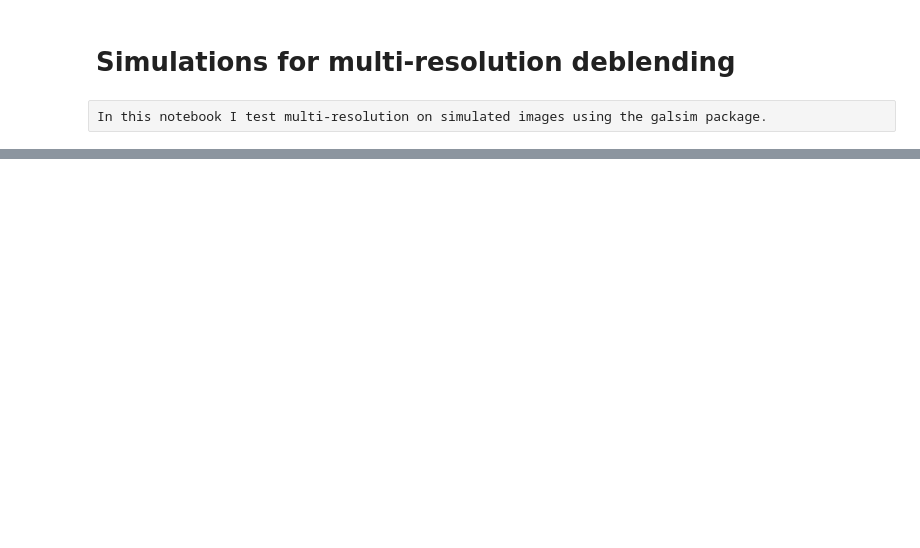
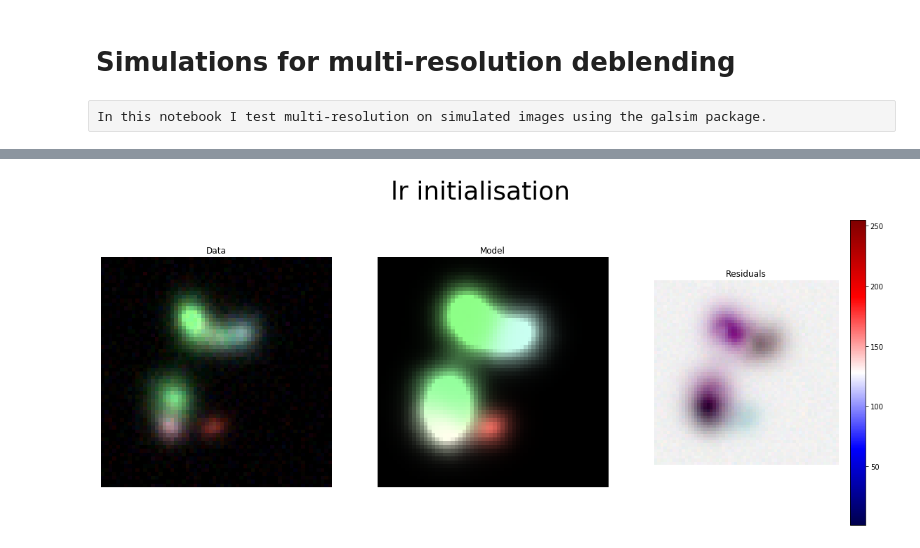
Before and after one commit to herjy/Multi_resolution_comparison, a Jupyter notebook: Simulated_multiresolution/Simulated_mr_scenes.ipynb, the cells around one changed output, grey strips where cells are left out. Drawn from its saved outputs; the diff is of its cells as text; code cells hidden in the pictures; blank space fills up the shorter version.

```diff
--- a/Simulated_multiresolution/Simulated_mr_scenes.ipynb
+++ b/Simulated_multiresolution/Simulated_mr_scenes.ipynb
@@ -168,4 +155,7 @@ plt.show()
 # %%
+model_psf_hr = scarlet.PSF(partial(scarlet.psf.gaussian, sigma=0.8), shape=(None, 8, 8))
+model_psf_lr = scarlet.PSF(partial(scarlet.psf.gaussian, sigma=1.), shape=(None, 8, 8))
+
 # Automated frame definition for multi-resolution scarlet
 # define two observation packages and match to frame
 multi_hr = scarlet.Observation(hr, wcs=wcs_hr, psfs=psf_hr, channels=channels_hr, weights=weights_hr)
@@ -174,7 +164,7 @@ multi_lr = scarlet.Observation(lr, wcs=wcs_lr, psfs=psf_lr, channels=channels_lr
 # Keep the order of the observations consistent with the `channels` parameter
 # This implementation is a bit of a hack and will be refined in the future
 obs = [multi_lr, multi_hr]
-frame = scarlet.Frame.from_observations(obs, coverage = 'intersection')
+frame = scarlet.Frame.from_observations(obs, model_psf_hr, coverage = 'intersection')
 multi_lr, multi_hr = obs
 # %%
 # Automated frame definition for each observation independently
@@ -184,16 +174,30 @@ obs_lr = scarlet.Observation(lr, wcs=wcs_lr, psfs=psf_lr, channels=channels_lr,
 lr_frame = scarlet.Frame(
     lr.shape,
     wcs = wcs_lr,
-    psfs=psf_lr,
+    psfs=model_psf_lr,
     channels=channels_lr)
 obs_lr.match(lr_frame)
 
 hr_frame = scarlet.Frame(
     hr.shape,
     wcs = wcs_hr,
-    psfs=psf_hr,
+    psfs=model_psf_hr,
     channels=channels_hr)
 obs_hr.match(hr_frame)
+
+# Get the source coordinates from the HST catalog
+pixel_multi = np.stack((catalog_multi['y'], catalog_multi['x']), axis=1)
+# Convert the HST coordinates to the HSC WCS
+ra_dec_multi = obs_hr.frame.get_sky_coord(pixel_multi)
+
+# Get the source coordinates from the HST catalog
+pixel_lr = np.stack((catalog_lr['y'], catalog_lr['x']), axis=1)
+# Convert the HST coordinates to the HSC WCS
+ra_dec_lr = obs_lr.frame.get_sky_coord(pixel_lr)
+# Get the source coordinates from the HST catalog
+pixel_hr = np.stack((catalog_hr['y'], catalog_hr['x']), axis=1)
+# Convert the HST coordinates to the HSC WCS
+ra_dec_hr = obs_hr.frame.get_sky_coord(pixel_hr)
 # %%
 def display_init(blend, obs, data, ids, img, title):
     ''' Display tool that shows colour images of the data, a model and the difference between the two.
@@ -249,17 +249,17 @@ blend_multi = scarlet.Blend(sources, obs)
 # %%
 # Building a detection coadd
 coadd, bg_cutoff = build_initialization_coadd(obs_lr)
 
 # Source initialisation
 lr_sources = [
-    scarlet.ExtendedSource(lr_frame, (rac[i], decc[i]), obs_lr,
-                           symmetric=False,
-                           monotonic=True, min_grad = 0.)
-    for i in range(rac.size)
+    scarlet.ExtendedSource(lr_frame, sky_lr, obs_lr)
+    for sky_lr in ra_dec_lr
 ]
 
 blend_lr = scarlet.Blend(lr_sources, obs_lr)
 display_init(blend_lr, obs_lr, lr, 0, img_rgb, 'lr initialisation')
+# %% [output]
+[figure, added]
 # %%
 # Building a detection coadd
 coadd, bg_cutoff = build_initialization_coadd(obs_hr)
```
Also changed, not shown: parts of 19 cells of this notebook, 26 other files.
